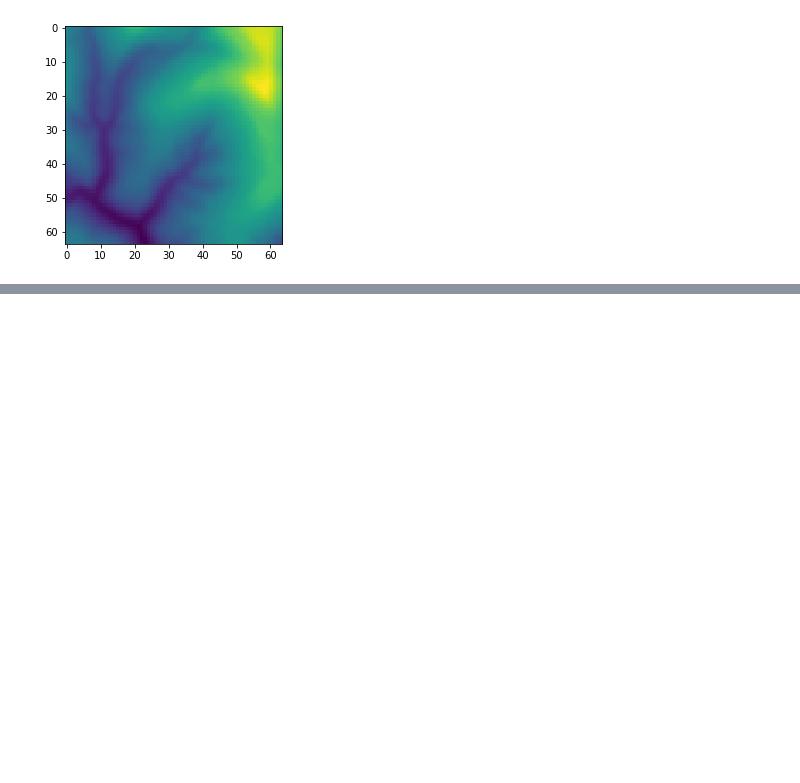
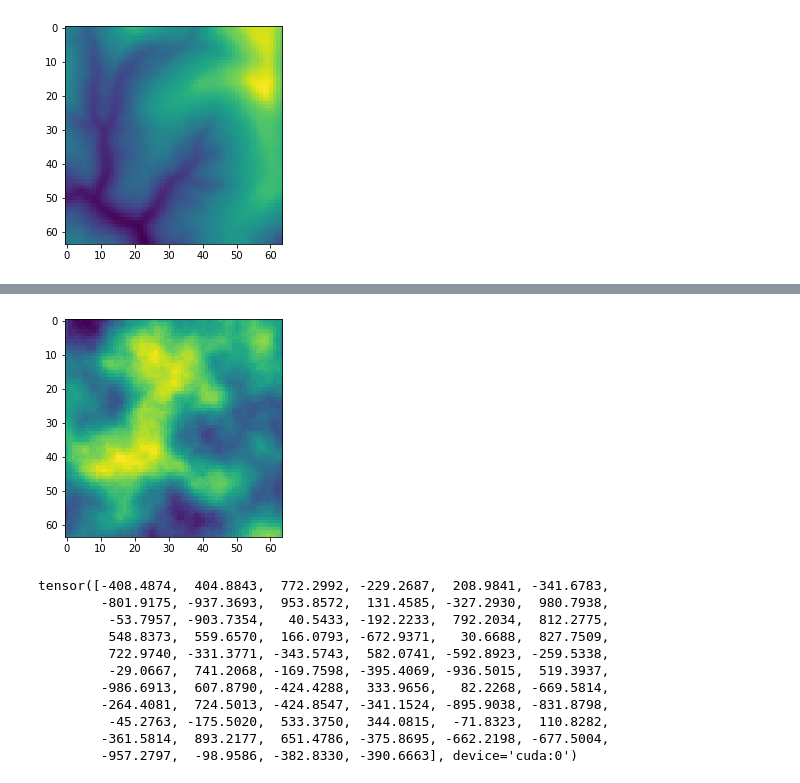
Before and after one commit to nikitakuchur/landscape-generator, a Jupyter notebook: simple_autoencoder.ipynb, the cells around one changed output, grey strips where cells are left out. Saved outputs shown, nothing was run; the diff lists cells and outputs as text; code cells hidden in the pictures; blank space fills up the shorter version.

```diff
--- a/simple_autoencoder.ipynb
+++ b/simple_autoencoder.ipynb
@@ -106,3 +120,23 @@ plt.show()
 #torch.save(net, './simple_autoencoder_save')
 # %%
 net = torch.load('./simple_autoencoder_save')
+# %%
+# Generator
+code = torch.rand(64).uniform_(-1000., 1000.).cuda()
+output = net.decode(code)
+plt.imshow(output.view(64, 64).cpu().detach().numpy())
+plt.show()
+print(code)
+# %% [output]
+[figure, added]
+tensor([-408.4874,  404.8843,  772.2992, -229.2687,  208.9841, -341.6783,
+        -801.9175, -937.3693,  953.8572,  131.4585, -327.2930,  980.7938,
+         -53.7957, -903.7354,   40.5433, -192.2233,  792.2034,  812.2775,
+         548.8373,  559.6570,  166.0793, -672.9371,   30.6688,  827.7509,
+         722.9740, -331.3771, -343.5743,  582.0741, -592.8923, -259.5338,
+         -29.0667,  741.2068, -169.7598, -395.4069, -936.5015,  519.3937,
+        -986.6913,  607.8790, -424.4288,  333.9656,   82.2268, -669.5814,
+        -264.4081,  724.5013, -424.8547, -341.1524, -895.9038, -831.8798,
+         -45.2763, -175.5020,  533.3750,  344.0815,  -71.8323,  110.8282,
+        -361.5814,  893.2177,  651.4786, -375.8695, -662.2198, -677.5004,
+        -957.2797,  -98.9586, -382.8330, -390.6663], device='cuda:0')
```
Also changed, not shown: parts of 7 cells of this notebook, 1 other file.
